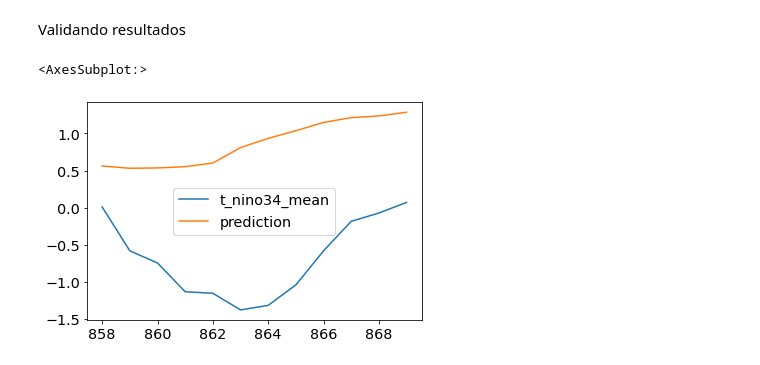
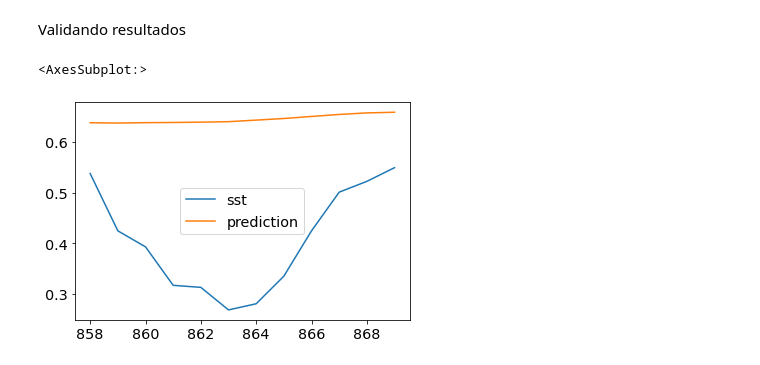
Before and after one commit to esglobe/seev-analytics, a Jupyter notebook: narx_class.ipynb, the cells around one changed output. Cells and saved outputs as stored; diff of their text form; code cells hidden in the pictures.

```diff
--- a/narx_class.ipynb
+++ b/narx_class.ipynb
@@ -306,8 +113,8 @@ data_model
 # %% [markdown]
 Definiendo datos
 # %%
-y_output = 't_nino34_mean'
-exogena = ['t_nino34_mean_exogena']
+y_output = 'sst'
+exogena = ['sst_exogena']
 
 
 pd_model = data_model[ [y_output] + exogena].sort_index(ascending=True)
@@ -328,19 +135,21 @@ pd_model.head(10)
 # %% [markdown]
 Definiendo clase NARX
 # %%
+from NINO34 import *
+
 prediction_order = 12 # rango de prediccion
 auto_order = 12 # componente autoregresiva
 exog_order = 36 # componente exogena qm
-exog_delay = 1 # componente exogena dm
+exog_delay = 0 # componente exogena dm
 
 
-training_model = KERAS_NARX(pd_model = pd_model,
-                            y_output = y_output,
-                            exogena = exogena,
-                            prediction_order = prediction_order,
-                            auto_order = auto_order,
-                            exog_order = exog_order,
-                            exog_delay = exog_delay)
+training_model = KERAS_NARX_NINO34(pd_model = pd_model,
+                                    y_output = y_output,
+                                    exogena = exogena,
+                                    prediction_order = prediction_order,
+                                    auto_order = auto_order,
+                                    exog_order = exog_order,
+                                    exog_delay = exog_delay)
 
 # Generando datos para entrenamiento
 training_model.split_data()
@@ -398,12 +156,20 @@ Entrenando la red
 # %%
-training_model.training_model(model=model,
-                            epochs = epochs,
-                            validation_split = validation_split,
-                            callbacks = [es_callback, modelckpt_callback])
+training_model.training_model(layers=[training_model.ninp,2*training_model.ninp,training_model.ninp],
+                            activation = "selu",
+                            kernel_initializer = "lecun_normal",
+                            learning_rate = 1e-3,
+                            loss = "mean_squared_error",
+                            epochs = 5000,
+                            batch_size = 32,
+                            validation_split = 0.20,
+                            path_checkpoint = "./model_checkpoint/narx_sst_nino34.h5",
+                            patience = 100,
+                            min_delta = 0,
+                            monitor = 'val_loss',
+                            mode = 'min')
 
 training_model.model.summary()
 
-
 training_model.loss_plot(title='NARX SST Región NIÑO 3.4',
                         path='./figure/nino34/loss_narx_model_nino34.png')
 # %% [output]
@@ -430,12 +196,12 @@ _________________________________________________________________
 # %% [markdown]
 Validando resultados
 # %%
-training_model.validation_test(batch_size)
+training_model.validation_test(batch_size=32)
 
 training_model.pd_validation[training_model.pd_validation.type=='validation'][[y_output,'prediction']].plot()
 # %% [output]
 <AxesSubplot:>
-[figure, old version]
+[figure, new version]
 # %%
 pd_summary = training_model.pd_validation.copy()
 pd_summary['nino34_mean'] = (data_std[data_std.index=='nino34_mean'][0]*pd_summary.t_nino34_mean) + data_mean[data_mean.index=='nino34_mean'][0]
```
Also changed, not shown: parts of 14 cells of this notebook, 3 other files.
